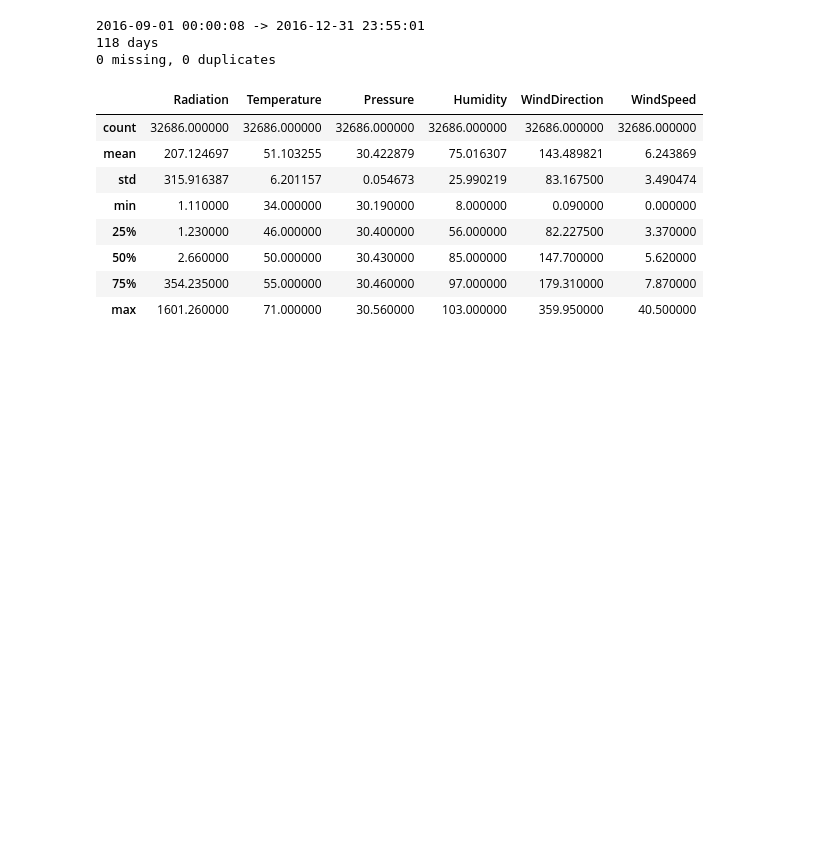
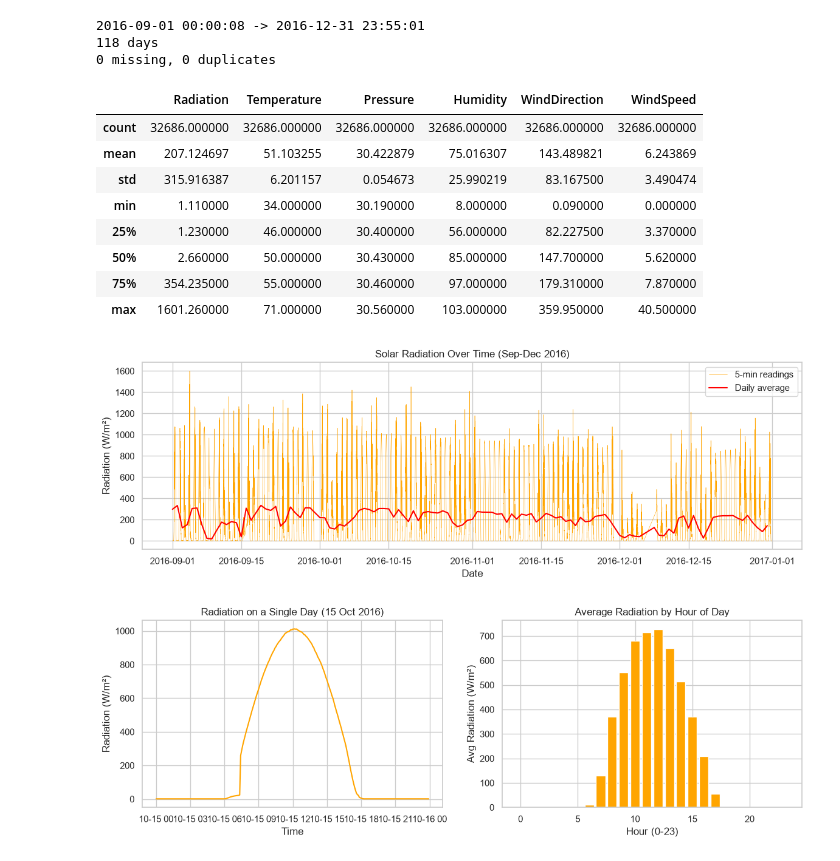
Before and after one commit to abhishekbirajdar1707-cpu/solar-radiation-analysis-PS-2, a Jupyter notebook: notebooks/solar_analysis.ipynb, the cells around one changed output. Cells and saved outputs as stored; diff of their text form; code cells hidden in the pictures; blank space fills up the shorter version.

Commit message:
Add Part A visualisations

```diff
--- a/notebooks/solar_analysis.ipynb
+++ b/notebooks/solar_analysis.ipynb
@@ -43,3 +42,33 @@ df[["Radiation","Temperature","Pressure","Humidity","WindDirection","WindSpeed"]
 | 50% | 2.660000 | 50.000000 | 30.430000 | 85.000000 | 147.700000 | 5.620000 |
 | 75% | 354.235000 | 55.000000 | 30.460000 | 97.000000 | 179.310000 | 7.870000 |
 | max | 1601.260000 | 71.000000 | 30.560000 | 103.000000 | 359.950000 | 40.500000 |
+# %%
+import os
+os.makedirs("../plots", exist_ok=True)
+sns.set_theme(style="whitegrid")
+
+# Plot 1: whole period
+fig, ax = plt.subplots(figsize=(14, 4))
+ax.plot(df["Datetime"], df["Radiation"], linewidth=0.4, color="orange", label="5-min readings")
+daily_mean = df.groupby("Date")["Radiation"].mean()
+ax.plot(pd.to_datetime(daily_mean.index), daily_mean.values, color="red", linewidth=1.5, label="Daily average")
+ax.set_title("Solar Radiation Over Time (Sep-Dec 2016)")
+ax.set_xlabel("Date"); ax.set_ylabel("Radiation (W/m²)"); ax.legend()
+plt.savefig("../plots/01_radiation_over_time.png", dpi=150, bbox_inches="tight")
+plt.show()
+
+# Plot 2: one day, and average by hour
+fig, axes = plt.subplots(1, 2, figsize=(14, 4))
+one_day = df[df["Date"] == pd.to_datetime("2016-10-15").date()]
+axes[0].plot(one_day["Datetime"], one_day["Radiation"], color="orange")
+axes[0].set_title("Radiation on a Single Day (15 Oct 2016)")
+axes[0].set_xlabel("Time"); axes[0].set_ylabel("Radiation (W/m²)")
+hourly = df.groupby("Hour")["Radiation"].mean()
+axes[1].bar(hourly.index, hourly.values, color="orange")
+axes[1].set_title("Average Radiation by Hour of Day")
+axes[1].set_xlabel("Hour (0-23)"); axes[1].set_ylabel("Avg Radiation (W/m²)")
+plt.savefig("../plots/02_radiation_by_hour.png", dpi=150, bbox_inches="tight")
+plt.show()
+# %% [output]
+[figure, added]
+[figure, added]
```
Also changed, not shown: parts of 4 cells of this notebook, 6 other files.
